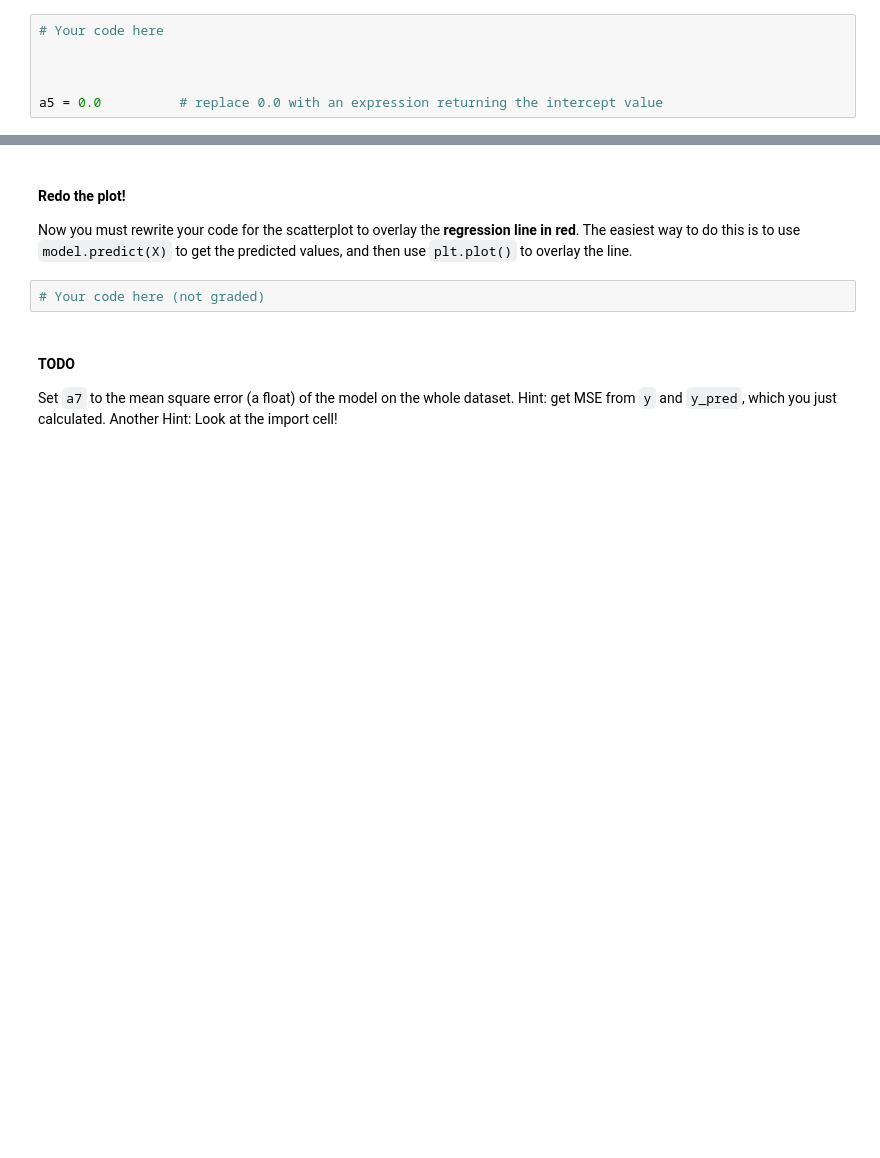
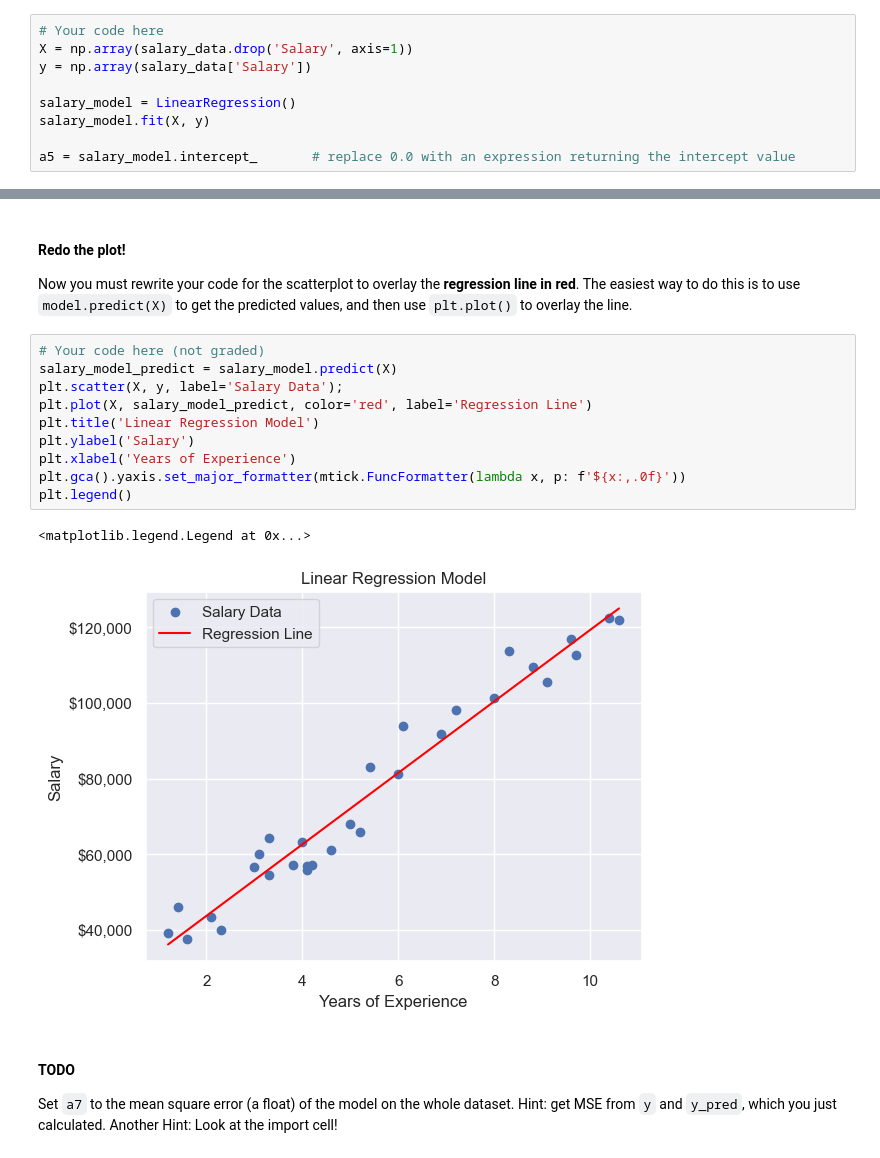
Before and after one commit to keshleem/dx603-homework1, a Jupyter notebook: Homework_01.ipynb, the cells around one changed output, grey strips where cells are left out. Drawn from its saved outputs; the diff is of its cells as text; blank space fills up the shorter version.

```diff
--- a/Homework_01.ipynb
+++ b/Homework_01.ipynb
@@ -262,10 +260,13 @@ least-squares line with some evaluation metrics.
 Train your model on the whole dataset, and set `a5` to the intercept (a float)  (note: `sklearn` stores the intercept/bias separately from the coefficients)
 # %%
 # Your code here
+X = np.array(salary_data.drop('Salary', axis=1))
+y = np.array(salary_data['Salary'])
 
+salary_model = LinearRegression()
+salary_model.fit(X, y)
 
-
-a5 = 0.0          # replace 0.0 with an expression returning the intercept value
+a5 = salary_model.intercept_       # replace 0.0 with an expression returning the intercept value
 # %%
 # Graded Answer
 # DO NOT change this cell in any way
@@ -297,6 +298,17 @@ Now you must rewrite your code for the scatterplot to overlay the **regression l
 is to  use `model.predict(X)` to get the predicted values, and then use `plt.plot()` to overlay the line.
 # %%
 # Your code here (not graded)
+salary_model_predict = salary_model.predict(X)
+plt.scatter(X, y, label='Salary Data');
+plt.plot(X, salary_model_predict, color='red', label='Regression Line')
+plt.title('Linear Regression Model')
+plt.ylabel('Salary')
+plt.xlabel('Years of Experience')
+plt.gca().yaxis.set_major_formatter(mtick.FuncFormatter(lambda x, p: f'${x:,.0f}'))
+plt.legend()
+# %% [output]
+<matplotlib.legend.Legend at 0x...>
+[figure, added]
 # %% [markdown]
 #### TODO
 
```
Also changed, not shown: parts of 12 cells of this notebook.
